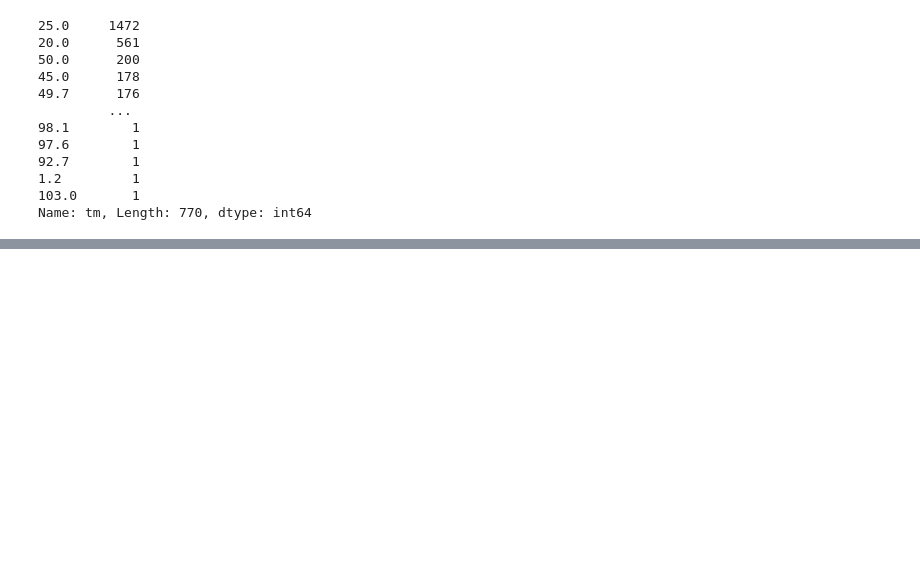
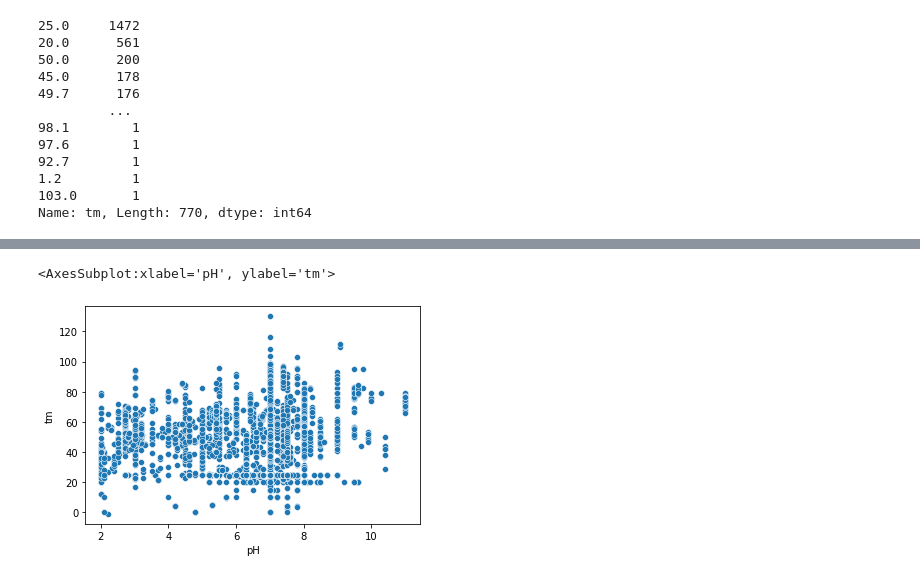
Before and after one commit to ahmad1jalal/Novozymes-Enzyme-Stability-Prediction, a Jupyter notebook: Untitled.ipynb, the cells around one changed output, grey strips where cells are left out. Cells and saved outputs as stored; diff of their text form; code cells hidden in the pictures; blank space fills up the shorter version.

```diff
--- a/Untitled.ipynb
+++ b/Untitled.ipynb
@@ -172,0 +187,5 @@ sns.displot(data=train_df,x="sequence_length",
+# %%
+sns.scatterplot(train_df.query("pH <= 14.0")["pH"], train_df.tm)
+# %% [output]
+<AxesSubplot:xlabel='pH', ylabel='tm'>
+[figure, added]
```
Also changed, not shown: parts of 4 cells of this notebook.
